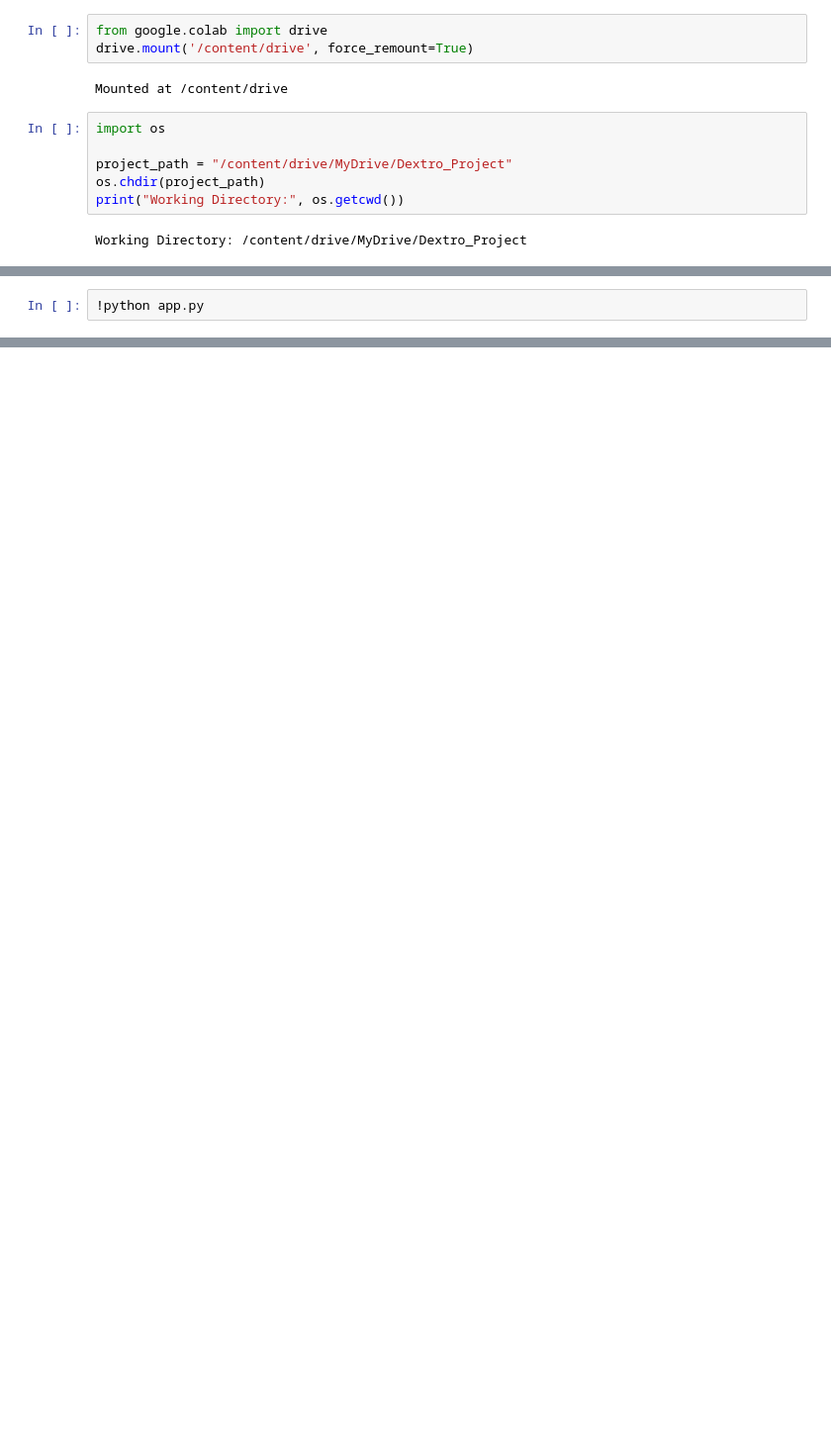
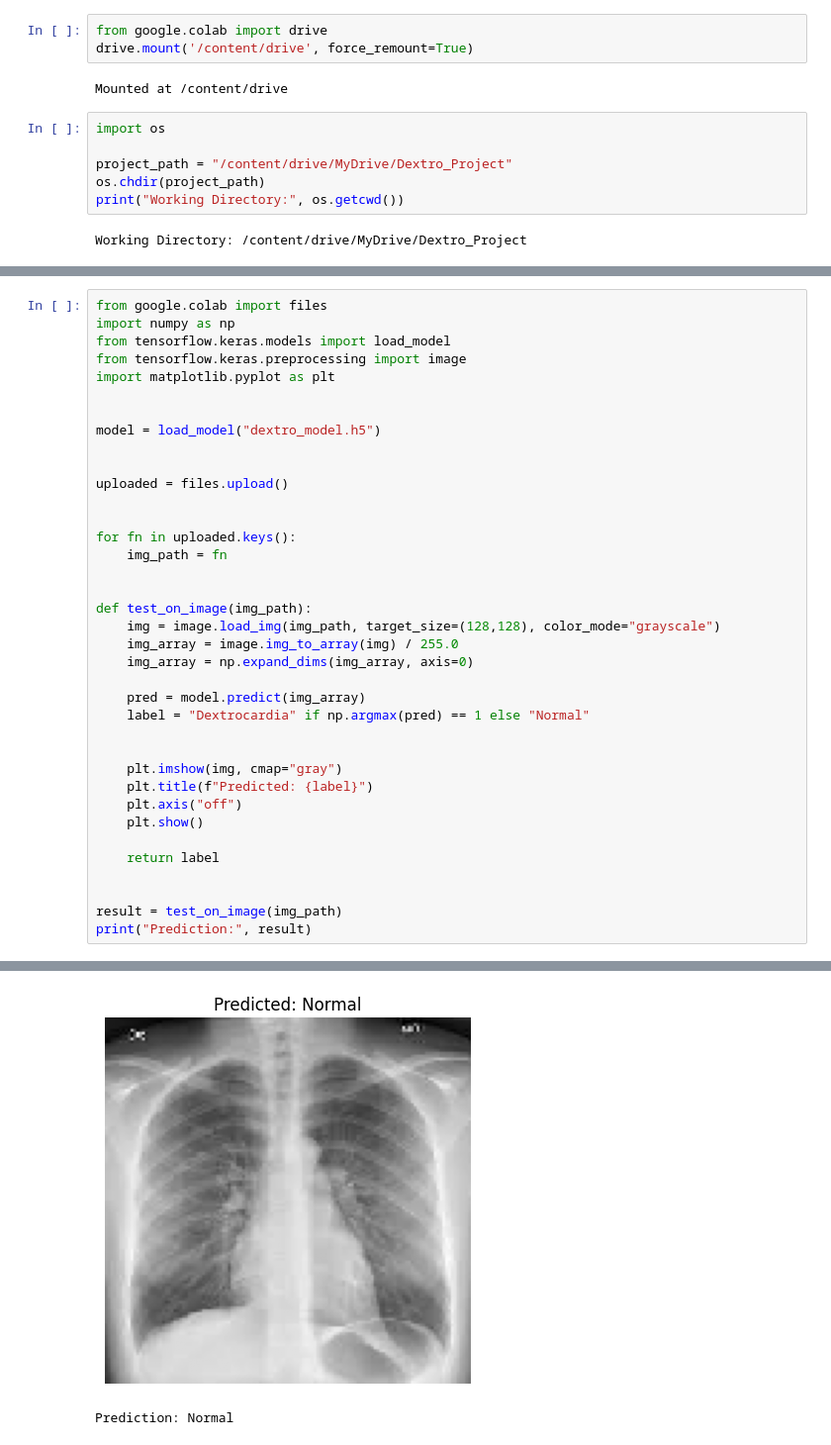
Before and after one commit to vibhadawar/Dextrocardia-Detection-CNN, a Jupyter notebook: ML_Project.ipynb, the cells around one changed output, grey strips where cells are left out. Shown: that part at 99% size. Saved outputs shown, nothing was run; the diff lists cells and outputs as text; blank space fills up the shorter version.

```diff
--- a/ML_Project.ipynb
+++ b/ML_Project.ipynb
@@ -236,2 +157,38 @@ requests.exceptions.ConnectionError: HTTPConnectionPool(host='localhost', port=4
-# %%
-!python app.py
+# %%
+from google.colab import files
+import numpy as np
+from tensorflow.keras.models import load_model
+from tensorflow.keras.preprocessing import image
+import matplotlib.pyplot as plt
+
+
+model = load_model("dextro_model.h5")
+
+
+uploaded = files.upload()
+
+
+for fn in uploaded.keys():
+    img_path = fn
+
+
+def test_on_image(img_path):
+    img = image.load_img(img_path, target_size=(128,128), color_mode="grayscale")
+    img_array = image.img_to_array(img) / 255.0
+    img_array = np.expand_dims(img_array, axis=0)
+
+    pred = model.predict(img_array)
+    label = "Dextrocardia" if np.argmax(pred) == 1 else "Normal"
+
+
+    plt.imshow(img, cmap="gray")
+    plt.title(f"Predicted: {label}")
+    plt.axis("off")
+    plt.show()
+
+    return label
+
+
+result = test_on_image(img_path)
+print("Prediction:", result)
+# %% [output]
@@ -237,0 +199,2 @@ requests.exceptions.ConnectionError: HTTPConnectionPool(host='localhost', port=4
+[figure, added]
+Prediction: Normal
```
Also changed, not shown: parts of 9 cells of this notebook.
